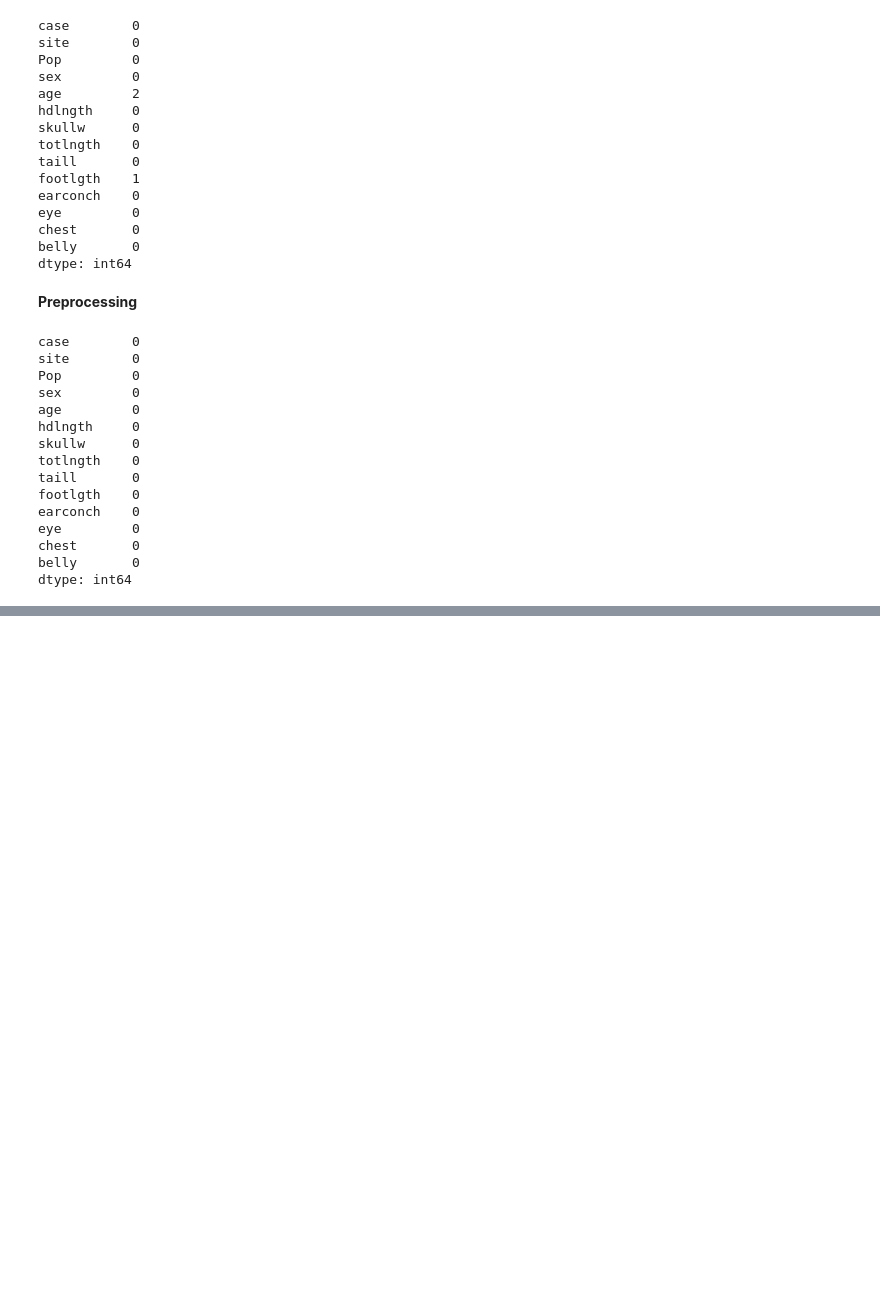
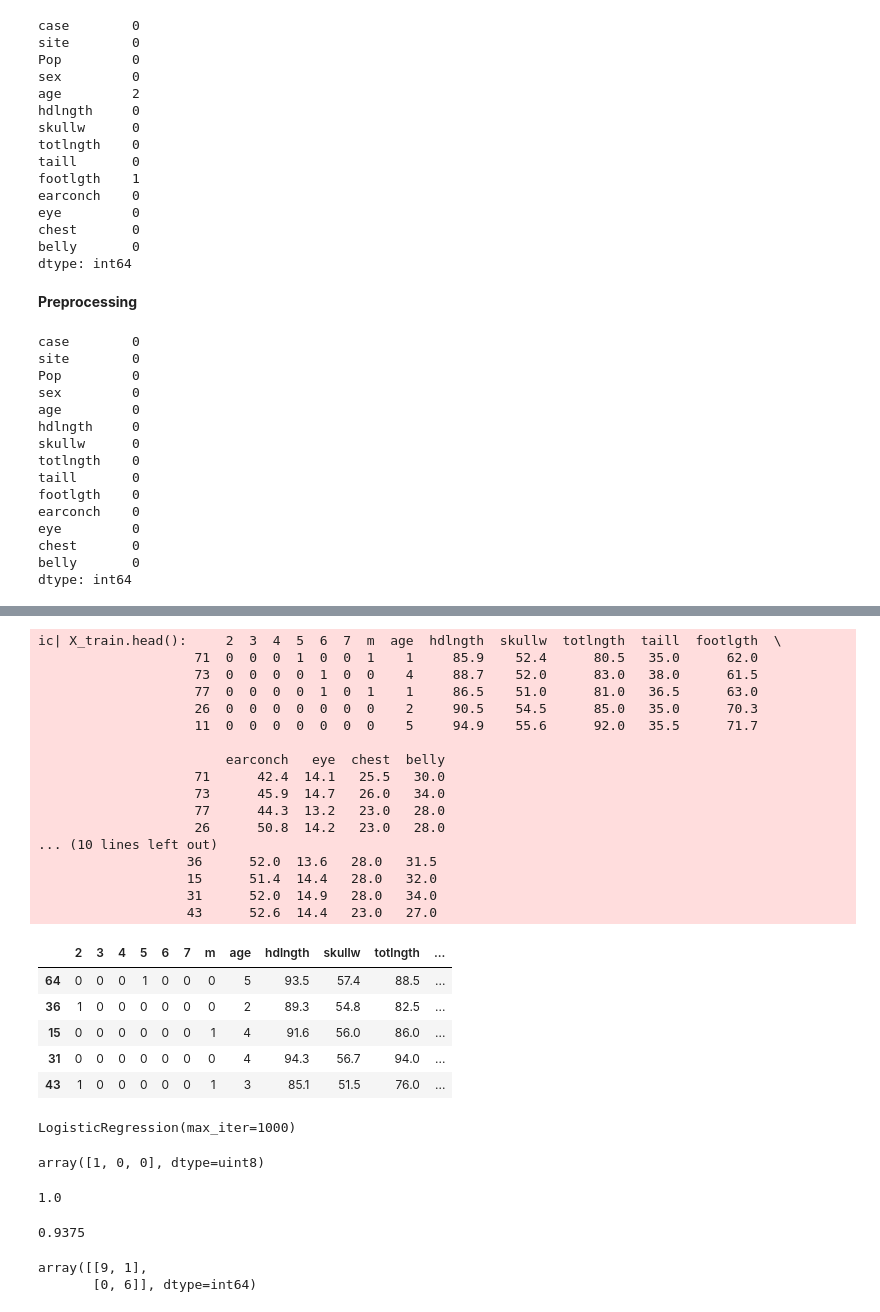
Before and after one commit to gwillcc90/possum_data, a Jupyter notebook: possum_modelling.ipynb, the cells around one changed output, grey strips where cells are left out. Drawn from its saved outputs; the diff is of its cells as text; code cells hidden in the pictures; blank space fills up the shorter version.

```diff
--- a/possum_modelling.ipynb
+++ b/possum_modelling.ipynb
@@ -105,0 +116,55 @@ sklearn.linear_model._base.LinearRegression
+# %%
+X = d.drop('other', axis = 1)
+y = d['other']
+
+X_train, X_test, y_train, y_test = train_test_split(X, y, test_size=.15)
+# %%
+ic(X_train.head()); ic(X_test.head())
+# %% [output]
+ic| X_train.head():     2  3  4  5  6  7  m  age  hdlngth  skullw  totlngth  taill  footlgth  \
+                    71  0  0  0  1  0  0  1    1     85.9    52.4      80.5   35.0      62.0
+                    73  0  0  0  0  1  0  0    4     88.7    52.0      83.0   38.0      61.5
+                    77  0  0  0  0  1  0  1    1     86.5    51.0      81.0   36.5      63.0
+                    26  0  0  0  0  0  0  0    2     90.5    54.5      85.0   35.0      70.3
+                    11  0  0  0  0  0  0  0    5     94.9    55.6      92.0   35.5      71.7
+
+                        earconch   eye  chest  belly
+                    71      42.4  14.1   25.5   30.0
+                    73      45.9  14.7   26.0   34.0
+                    77      44.3  13.2   23.0   28.0
+                    26      50.8  14.2   23.0   28.0
+... (10 lines left out)
+                   36      52.0  13.6   28.0   31.5
+                   15      51.4  14.4   28.0   32.0
+                   31      52.0  14.9   28.0   34.0
+                   43      52.6  14.4   23.0   27.0
+|  | 2 | 3 | 4 | 5 | 6 | 7 | m | age | hdlngth | skullw | totlngth | ... |
+| 64 | 0 | 0 | 0 | 1 | 0 | 0 | 0 | 5 | 93.5 | 57.4 | 88.5 | ... |
+| 36 | 1 | 0 | 0 | 0 | 0 | 0 | 0 | 2 | 89.3 | 54.8 | 82.5 | ... |
+| 15 | 0 | 0 | 0 | 0 | 0 | 0 | 1 | 4 | 91.6 | 56.0 | 86.0 | ... |
+| 31 | 0 | 0 | 0 | 0 | 0 | 0 | 0 | 4 | 94.3 | 56.7 | 94.0 | ... |
+| 43 | 1 | 0 | 0 | 0 | 0 | 0 | 1 | 3 | 85.1 | 51.5 | 76.0 | ... |
+# %%
+# Predict where the population came from
+lrc = LogisticRegression(max_iter=1000)
+# Site has numeric dtype names and forces using .values attr
+lrc.fit(X_train.values, y_train.values)
+# %% [output]
+LogisticRegression(max_iter=1000)
+# %%
+lrc.predict(X_test[:3].values)
+# %% [output]
+array([1, 0, 0], dtype=uint8)
+# %%
+accuracy_score(lrc.predict(X_test[:3].values), y_test[:3].values)
+# %% [output]
+1.0
+# %%
+accuracy_score(lrc.predict(X_test.values), y_test.values)
+# %% [output]
+0.9375
+# %%
+confusion_matrix(lrc.predict(X_test.values), y_test.values)
+# %% [output]
+array([[9, 1],
+       [0, 6]], dtype=int64)
```
Also changed, not shown: parts of 19 cells of this notebook.
